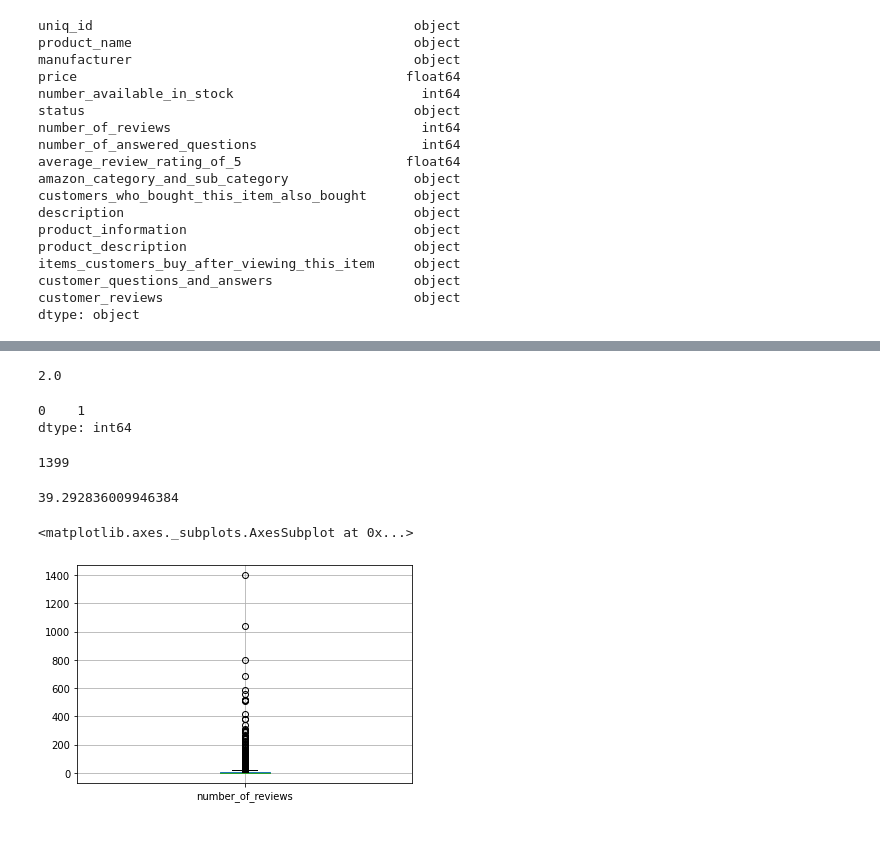
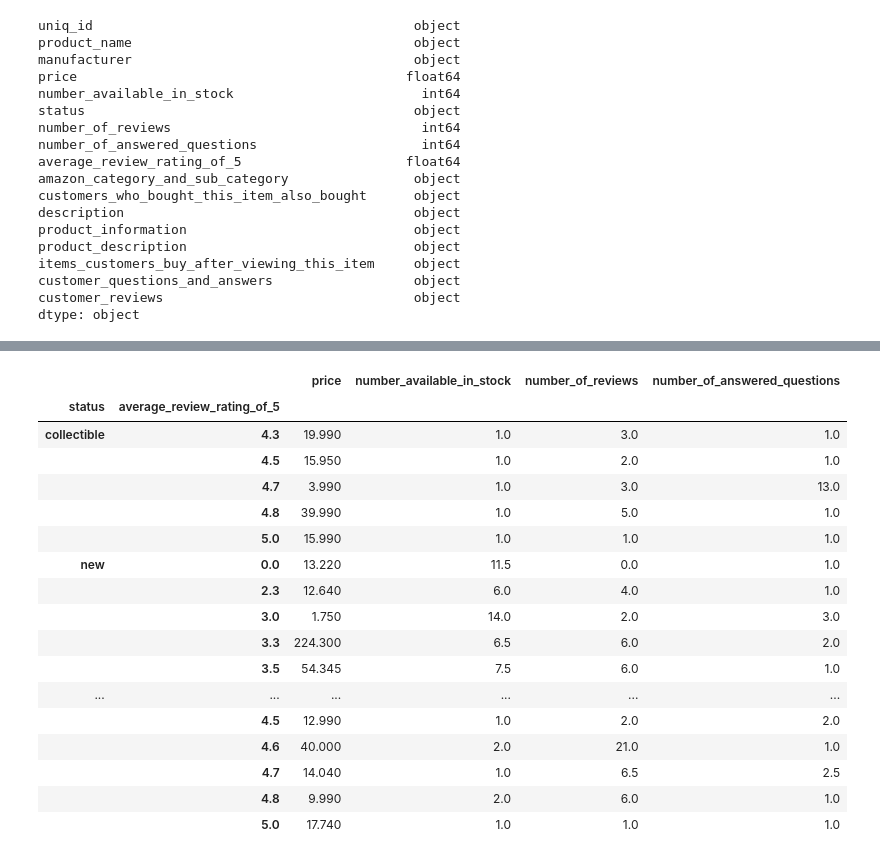
Before and after one commit to sekharmm/mandava_IT533, a Jupyter notebook: mandava_toydata.ipynb, the cells around one changed output, grey strips where cells are left out. Drawn from its saved outputs; the diff is of its cells as text; code cells hidden in the pictures.

```diff
--- a/mandava_toydata.ipynb
+++ b/mandava_toydata.ipynb
@@ -78,22 +219,21 @@ toydata.number_of_reviews.mean()
 # %%
-toydata.number_of_reviews.median()
+toydata.groupby(['status','average_review_rating_of_5']).median()
 # %% [output]
-2.0
+|  |  | price | number_available_in_stock | number_of_reviews | number_of_answered_questions |
+| status | average_review_rating_of_5 |  |  |  |  |
+| collectible | 4.3 | 19.990 | 1.0 | 3.0 | 1.0 |
+|  | 4.5 | 15.950 | 1.0 | 2.0 | 1.0 |
+|  | 4.7 | 3.990 | 1.0 | 3.0 | 13.0 |
+|  | 4.8 | 39.990 | 1.0 | 5.0 | 1.0 |
+|  | 5.0 | 15.990 | 1.0 | 1.0 | 1.0 |
+| new | 0.0 | 13.220 | 11.5 | 0.0 | 1.0 |
+|  | 2.3 | 12.640 | 6.0 | 4.0 | 1.0 |
+|  | 3.0 | 1.750 | 14.0 | 2.0 | 3.0 |
+|  | 3.3 | 224.300 | 6.5 | 6.0 | 2.0 |
+|  | 3.5 | 54.345 | 7.5 | 6.0 | 1.0 |
+| ... | ... | ... | ... | ... | ... |
+|  | 4.5 | 12.990 | 1.0 | 2.0 | 2.0 |
+|  | 4.6 | 40.000 | 2.0 | 21.0 | 1.0 |
+|  | 4.7 | 14.040 | 1.0 | 6.5 | 2.5 |
+|  | 4.8 | 9.990 | 2.0 | 6.0 | 1.0 |
+|  | 5.0 | 17.740 | 1.0 | 1.0 | 1.0 |
-# %%
-toydata.number_of_reviews.mode()
-# %% [output]
-0    1
-dtype: int64
-# %%
-toydata.number_of_reviews.max()
-# %% [output]
-1399
-# %%
-toydata.number_of_reviews.std()
-# %% [output]
-39.292836009946384
-# %%
-toydata.boxplot(['number_of_reviews'])
-# %% [output]
-<matplotlib.axes._subplots.AxesSubplot at 0x...>
-[figure, removed]
```
Also changed, not shown: parts of 43 cells of this notebook.
